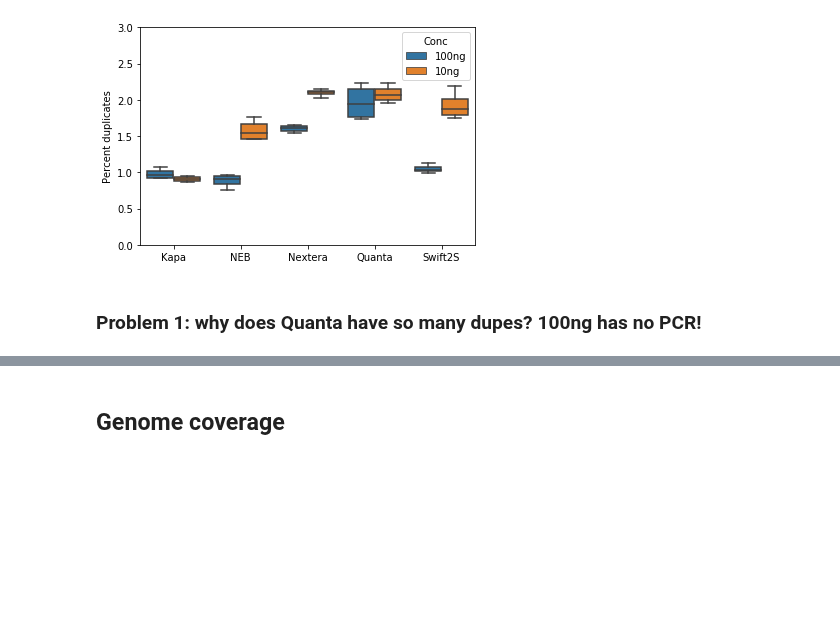
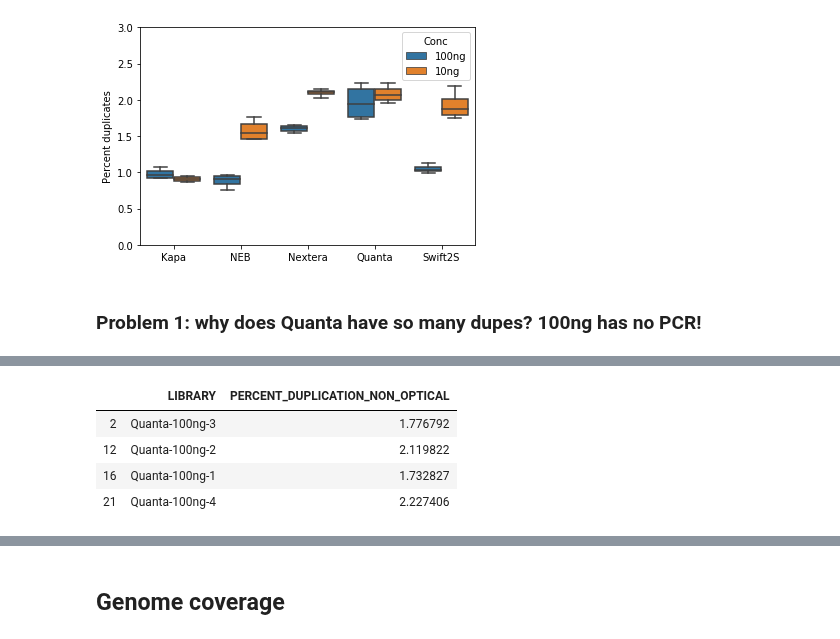
Before and after one commit to fa2k/comparison, a Jupyter notebook: Main_analysis.ipynb, the cells around one changed output, grey strips where cells are left out. Saved outputs shown, nothing was run; the diff lists cells and outputs as text; code cells hidden in the pictures; blank space fills up the shorter version.

```diff
--- a/Main_analysis.ipynb
+++ b/Main_analysis.ipynb
@@ -489,0 +498,8 @@ for kdf in [quanta, swift]:
+# %%
+quanta[quanta.Conc=='100ng'][['LIBRARY', 'PERCENT_DUPLICATION_NON_OPTICAL']]
+# %% [output]
+|  | LIBRARY | PERCENT_DUPLICATION_NON_OPTICAL |
+| 2 | Quanta-100ng-3 | 1.776792 |
+| 12 | Quanta-100ng-2 | 2.119822 |
+| 16 | Quanta-100ng-1 | 1.732827 |
+| 21 | Quanta-100ng-4 | 2.227406 |
```
Also changed, not shown: parts of 8 cells of this notebook, 3 other files.
